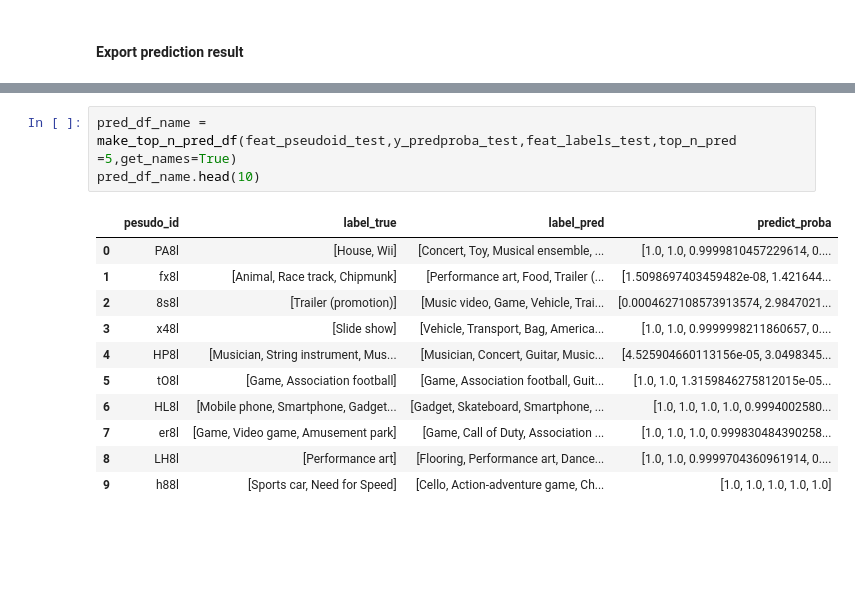
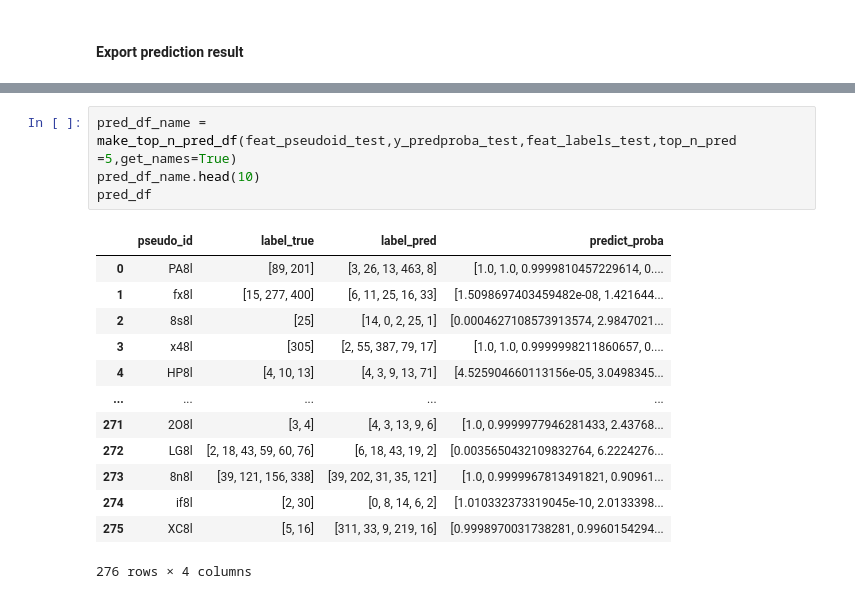
Before and after one commit to erikanfox/YouTube-8m-Classification, a Jupyter notebook: video_logistic.ipynb, the cells around one changed output, grey strips where cells are left out. Saved outputs shown, nothing was run; the diff lists cells and outputs as text; blank space fills up the shorter version.

```diff
--- a/video_logistic.ipynb
+++ b/video_logistic.ipynb
@@ -167,15 +167,18 @@ pred_df.head(10)
 # %%
 pred_df_name = make_top_n_pred_df(feat_pseudoid_test,y_predproba_test,feat_labels_test,top_n_pred =5,get_names=True)
 pred_df_name.head(10)
+pred_df
 # %% [output]
-|  | pesudo_id | label_true | label_pred | predict_proba |
-| 0 | PA8l | [House, Wii] | [Concert, Toy, Musical ensemble, ... | [1.0, 1.0, 0.9999810457229614, 0.... |
-| 1 | fx8l | [Animal, Race track, Chipmunk] | [Performance art, Food, Trailer (... | [1.5098697403459482e-08, 1.421644... |
-| 2 | 8s8l | [Trailer (promotion)] | [Music video, Game, Vehicle, Trai... | [0.0004627108573913574, 2.9847021... |
-| 3 | x48l | [Slide show] | [Vehicle, Transport, Bag, America... | [1.0, 1.0, 0.9999998211860657, 0.... |
-| 4 | HP8l | [Musician, String instrument, Mus... | [Musician, Concert, Guitar, Music... | [4.525904660113156e-05, 3.0498345... |
-| 5 | tO8l | [Game, Association football] | [Game, Association football, Guit... | [1.0, 1.0, 1.3159846275812015e-05... |
-| 6 | HL8l | [Mobile phone, Smartphone, Gadget... | [Gadget, Skateboard, Smartphone, ... | [1.0, 1.0, 1.0, 1.0, 0.9994002580... |
-| 7 | er8l | [Game, Video game, Amusement park] | [Game, Call of Duty, Association ... | [1.0, 1.0, 1.0, 0.999830484390258... |
-| 8 | LH8l | [Performance art] | [Flooring, Performance art, Dance... | [1.0, 1.0, 0.9999704360961914, 0.... |
-| 9 | h88l | [Sports car, Need for Speed] | [Cello, Action-adventure game, Ch... | [1.0, 1.0, 1.0, 1.0, 1.0] |
+|  | pseudo_id | label_true | label_pred | predict_proba |
+| 0 | PA8l | [89, 201] | [3, 26, 13, 463, 8] | [1.0, 1.0, 0.9999810457229614, 0.... |
+| 1 | fx8l | [15, 277, 400] | [6, 11, 25, 16, 33] | [1.5098697403459482e-08, 1.421644... |
+| 2 | 8s8l | [25] | [14, 0, 2, 25, 1] | [0.0004627108573913574, 2.9847021... |
+| 3 | x48l | [305] | [2, 55, 387, 79, 17] | [1.0, 1.0, 0.9999998211860657, 0.... |
+| 4 | HP8l | [4, 10, 13] | [4, 3, 9, 13, 71] | [4.525904660113156e-05, 3.0498345... |
+| ... | ... | ... | ... | ... |
+| 271 | 2O8l | [3, 4] | [4, 3, 13, 9, 6] | [1.0, 0.9999977946281433, 2.43768... |
+| 272 | LG8l | [2, 18, 43, 59, 60, 76] | [6, 18, 43, 19, 2] | [0.0035650432109832764, 6.2224276... |
+| 273 | 8n8l | [39, 121, 156, 338] | [39, 202, 31, 35, 121] | [1.0, 0.9999967813491821, 0.90961... |
+| 274 | if8l | [2, 30] | [0, 8, 14, 6, 2] | [1.010332373319045e-10, 2.0133398... |
+| 275 | XC8l | [5, 16] | [311, 33, 9, 219, 16] | [0.9998970031738281, 0.9960154294... |
+276 rows × 4 columns
```
Also changed, not shown: parts of 2 cells of this notebook, 1 other file.
